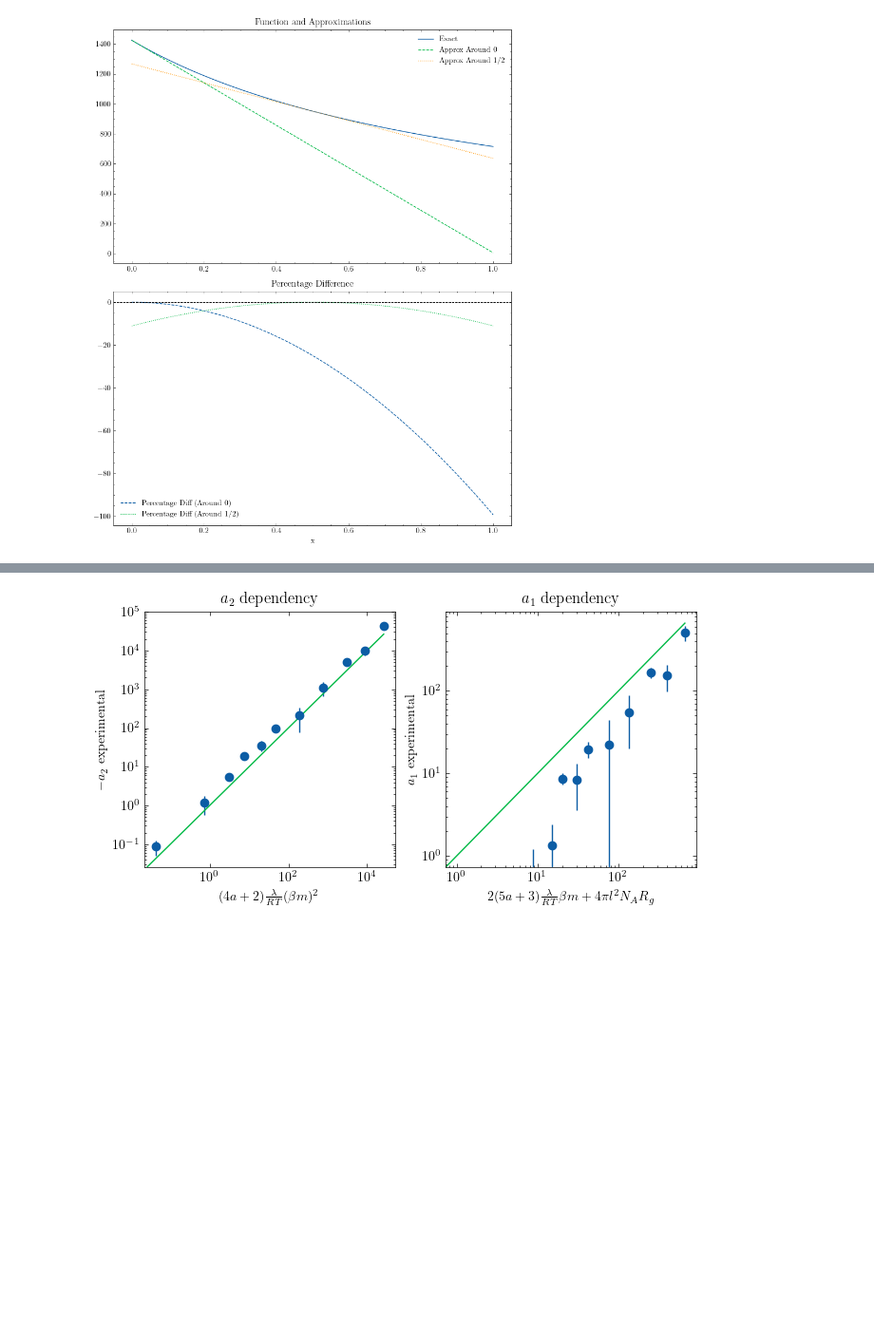
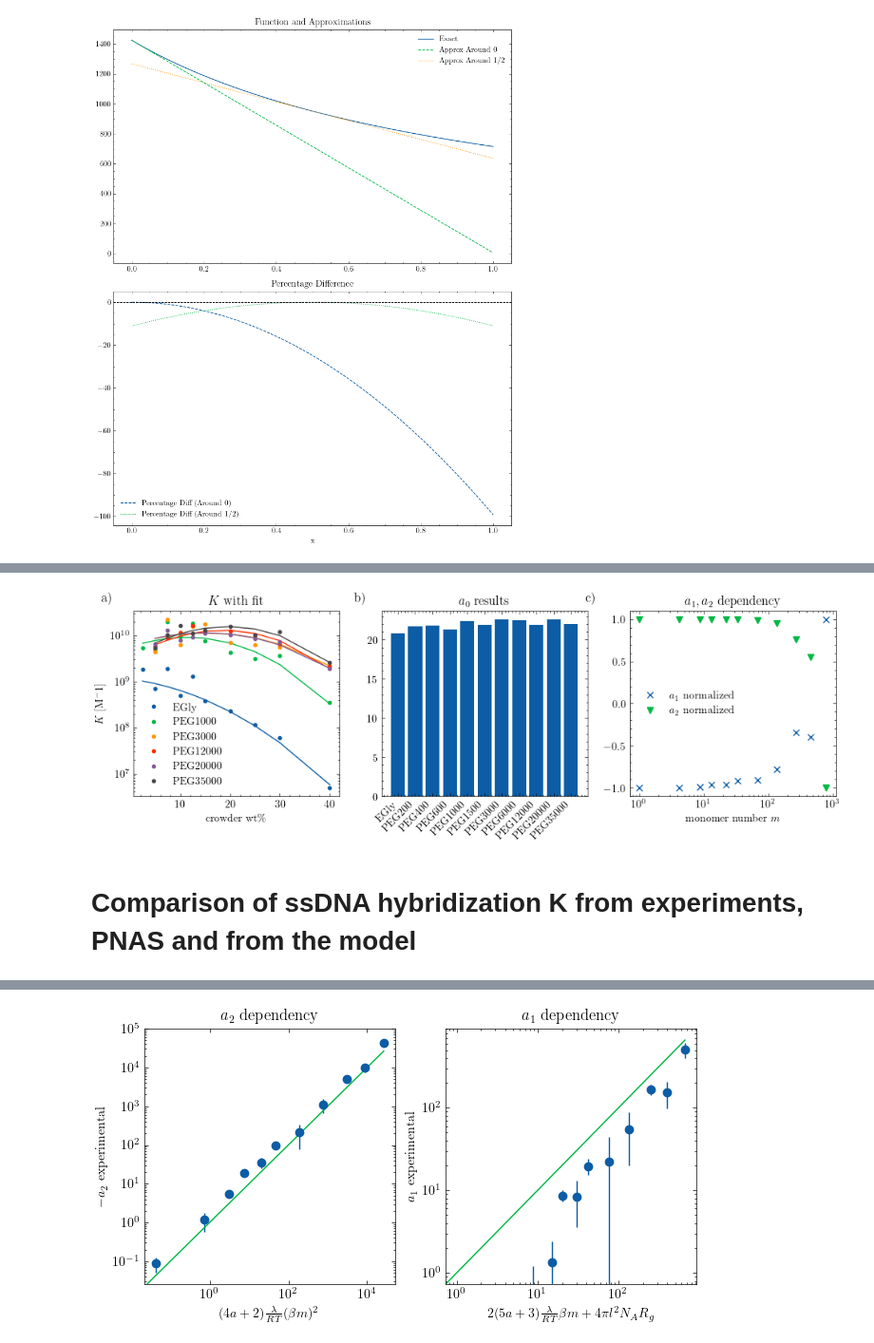
Before and after one commit to antonilis/molecular_crowding, a Jupyter notebook: analysis.ipynb, the cells around one changed output, grey strips where cells are left out. Shown at 95% size. Cells and saved outputs as stored; diff of their text form; code cells hidden in the pictures; blank space fills up the shorter version.

```diff
--- a/analysis.ipynb
+++ b/analysis.ipynb
@@ -192,11 +193,5 @@ plt.tight_layout()
 # %%
 import K_dependency, PNAS_data
 
-experimental_data = K_dependency.prepare_and_fit_experimental_data()
-experimental_data = experimental_data.sort_values(by=['No_mono'])
-
-peg_beta_complex = final_values.loc[final_values['Crowder'] == 'PEG', 'Beta Complex'].iloc[0]
-
-theory_data = K_dependency.calculate_a1mon_a2mon_theoretical_values(Beta_m=peg_beta_complex)
-
-pnas = PNAS_data.PNAS_data().data
+experimental_data, fitted_parameters = K_dependency.prepare_and_fit_experimental_data()
+fitted_parameters = fitted_parameters.sort_values(by=['No_mono'])
@@ -203,3 +226,67 @@ pnas = PNAS_data.PNAS_data().data
+# %%
+def normalize_with_uncertainty_full(y):
+    y = np.array(y)
+
+    # Compute ymin and ymax considering full uncertainty (not just nominal values)
+    ymin = y[np.argmin(unp.nominal_values(y))]
+    ymax = y[np.argmax(unp.nominal_values(y))]
+
+    # Apply normalization formula to each point with full error propagation
+    return np.array([2 * (val - ymin) / (ymax - ymin) - 1 for val in y])
 # %%
-experimental_data
+chosen_pegs = ['EGly', 'PEG1000', 'PEG3000', 'PEG12000', 'PEG20000', 'PEG35000']
+
+with plt.style.context(['science']):
+    fig, axs = plt.subplots(1, 3, figsize=(10, 3.5))
+
+
+    for peg in chosen_pegs:
+        df = experimental_data[experimental_data['crowder'] == peg]
+
+        fit_df = fitted_parameters[fitted_parameters['crowder'] == peg]
+
+        x = df['wt_%']
+        x_fit = df['concentration [M]']
+        y, y_err = uts.get_float_uncertainty(df['K'])
+
+
+        a0, a0_err = uts.get_float_uncertainty(fit_df['a0'])
+        a1, a1_err = uts.get_float_uncertainty(fit_df['a1'])
+        a2, a2_err = uts.get_float_uncertainty(fit_df['a2'])
+
+        points = axs[0].plot(x, y, '.', label=f'{peg}')
+        color = points[0].get_color()
+        axs[0].plot(x, np.exp(a0 + a1 * x_fit + a2 * x_fit**2), color=color, linestyle='-')
+
+    axs[0].set_title(r'$K$ with fit')
+    axs[0].set_yscale('log')
+    axs[0].legend()
+    axs[0].set_xlabel('crowder wt\%')
+    axs[0].set_ylabel(r'$K$ [M$^-1$]')
+
+
+    x = fitted_parameters['No_mono']
+    a0, a0_err = uts.get_float_uncertainty(fitted_parameters['a0'])
+
+
+    axs[1].bar(fitted_parameters['crowder'], a0)
+    axs[1].set_xticklabels(fitted_parameters['crowder'], rotation=45, ha='right')
+    axs[1].set_title(r'$a_0$ results')
+
+
+    a1, a1_err = uts.get_float_uncertainty(normalize_with_uncertainty_full(fitted_parameters['a1']))
+    a2, a2_err = uts.get_float_uncertainty(normalize_with_uncertainty_full(fitted_parameters['a2']))
+
+    axs[2].plot(x, a1, 'x',  label=r'$a_1$ normalized')
+    axs[2].plot(x, a2, 'v',  label=r'$a_2$ normalized')
+    axs[2].set_xscale('log')
+    axs[2].set_title(r'$a_1, a_2$ dependency')
+    axs[2].set_xlabel(r'monomer number $m$')
+    axs[2].legend()
+
+fig.text(0.03, 0.95, 'a)', fontsize=12, fontweight='bold', ha='center', va='center')
+fig.text(0.36, 0.95, 'b)', fontsize=12, fontweight='bold', ha='center', va='center')
+fig.text(0.66, 0.95, 'c)', fontsize=12, fontweight='bold', ha='center', va='center')
+plt.tight_layout()
+plt.savefig('quadratic_fit.pdf', dpi=600)
 # %% [output]
@@ -217,0 +293,3 @@ experimental_data
+[figure, added]
+# %% [markdown]
+# Comparison of ssDNA hybridization K from experiments, PNAS and from the model
```
Also changed, not shown: parts of 16 cells of this notebook, 2 other files.
